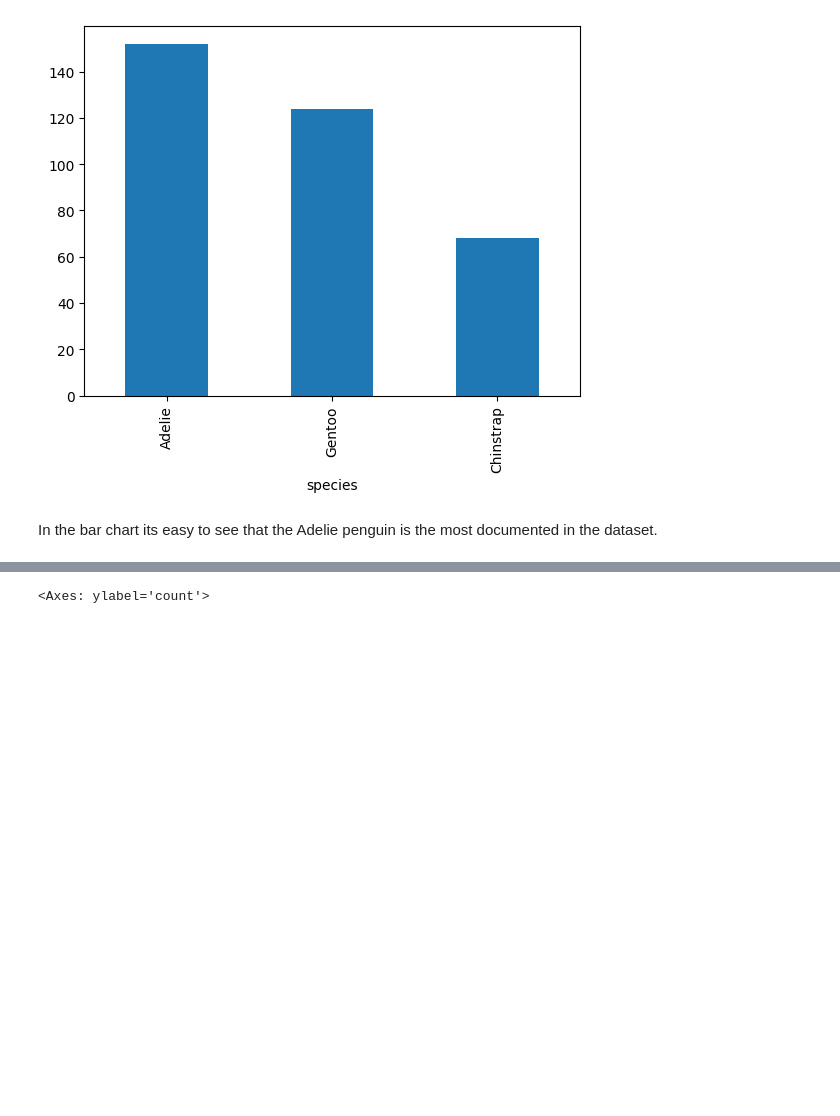
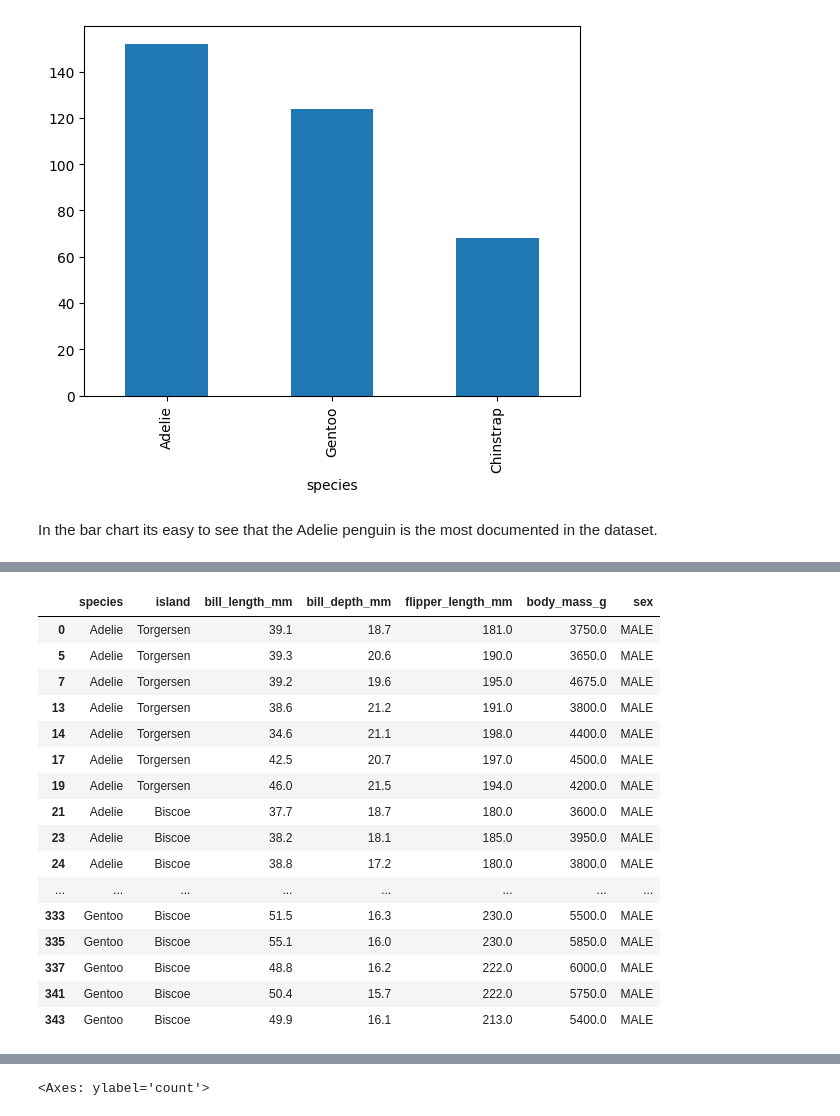
Before and after one commit to holmstead/principles_of_data_analytics, a Jupyter notebook: penguins.ipynb, the cells around one changed output, grey strips where cells are left out. Cells and saved outputs as stored; diff of their text form; code cells hidden in the pictures; blank space fills up the shorter version.

```diff
--- a/penguins.ipynb
+++ b/penguins.ipynb
@@ -203,0 +230,21 @@ In the bar chart its easy to see that the Adelie penguin is the most documented
+# %%
+# query
+df.query('sex=="MALE" & body_mass_g>3000')
+# %% [output]
+|  | species | island | bill_length_mm | bill_depth_mm | flipper_length_mm | body_mass_g | sex |
+| 0 | Adelie | Torgersen | 39.1 | 18.7 | 181.0 | 3750.0 | MALE |
+| 5 | Adelie | Torgersen | 39.3 | 20.6 | 190.0 | 3650.0 | MALE |
+| 7 | Adelie | Torgersen | 39.2 | 19.6 | 195.0 | 4675.0 | MALE |
+| 13 | Adelie | Torgersen | 38.6 | 21.2 | 191.0 | 3800.0 | MALE |
+| 14 | Adelie | Torgersen | 34.6 | 21.1 | 198.0 | 4400.0 | MALE |
+| 17 | Adelie | Torgersen | 42.5 | 20.7 | 197.0 | 4500.0 | MALE |
+| 19 | Adelie | Torgersen | 46.0 | 21.5 | 194.0 | 4200.0 | MALE |
+| 21 | Adelie | Biscoe | 37.7 | 18.7 | 180.0 | 3600.0 | MALE |
+| 23 | Adelie | Biscoe | 38.2 | 18.1 | 185.0 | 3950.0 | MALE |
+| 24 | Adelie | Biscoe | 38.8 | 17.2 | 180.0 | 3800.0 | MALE |
+| ... | ... | ... | ... | ... | ... | ... | ... |
+| 333 | Gentoo | Biscoe | 51.5 | 16.3 | 230.0 | 5500.0 | MALE |
+| 335 | Gentoo | Biscoe | 55.1 | 16.0 | 230.0 | 5850.0 | MALE |
+| 337 | Gentoo | Biscoe | 48.8 | 16.2 | 222.0 | 6000.0 | MALE |
+| 341 | Gentoo | Biscoe | 50.4 | 15.7 | 222.0 | 5750.0 | MALE |
+| 343 | Gentoo | Biscoe | 49.9 | 16.1 | 213.0 | 5400.0 | MALE |
```
Also changed, not shown: parts of 13 cells of this notebook.
